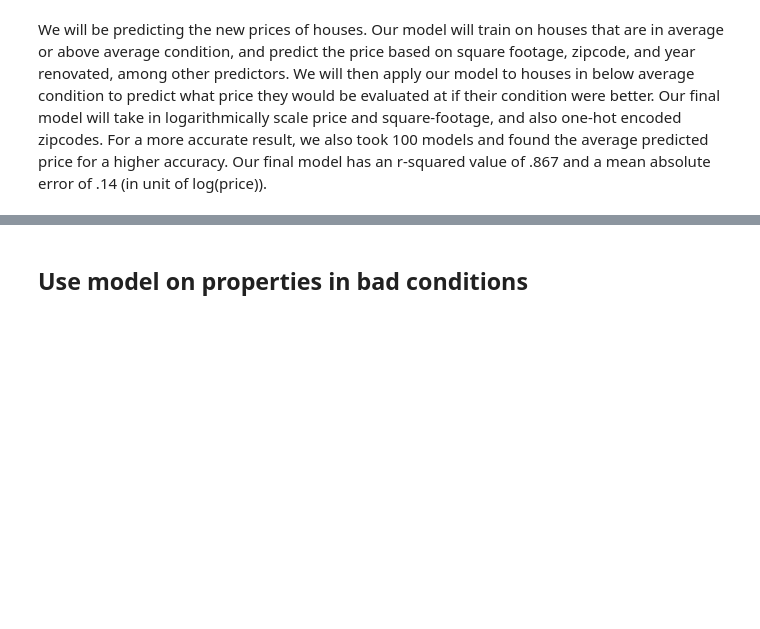
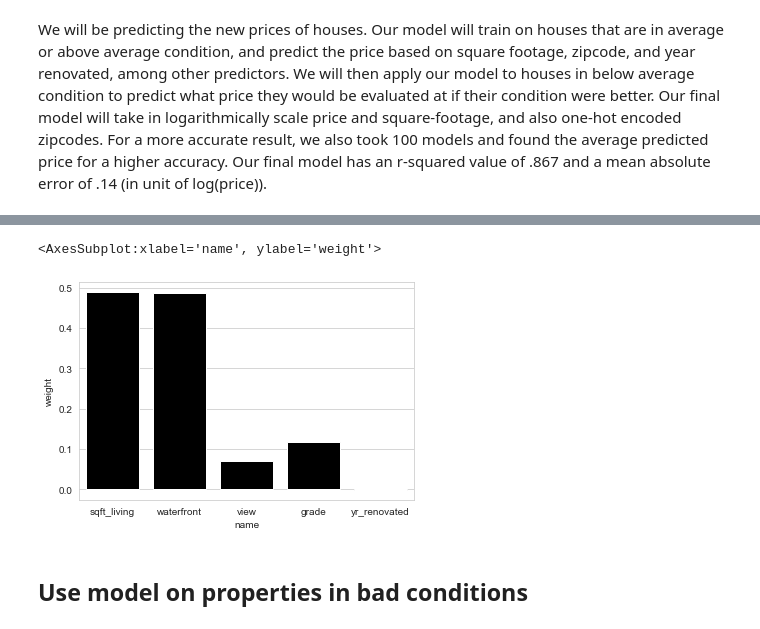
Before and after one commit to baget246/dsc-phase-2-project-v2-3, a Jupyter notebook: final.ipynb, the cells around one changed output, grey strips where cells are left out. Drawn from its saved outputs; the diff is of its cells as text; code cells hidden in the pictures; blank space fills up the shorter version.

```diff
--- a/final.ipynb
+++ b/final.ipynb
@@ -243,0 +250,2 @@ print(results[1])
+# %%
+coefs = results[2]
@@ -243,0 +254,5 @@ print(results[1])
+# %%
+weights_df = pd.DataFrame()
+weights_df['name'] = X.columns
+weights_df['weight'] = coefs.T.mean()
+weights_df.head(15)
@@ -243,0 +276,3 @@ print(results[1])
+# %%
+weights_df = weights_df.sort_values('weight', ascending = False)
+weights_df.head(25)
@@ -244,3 +297,11 @@ print(results[1])
+# %%
+weights_chart_df = weights_df.loc[weights_df['name'].isin(['sqft_living', 'waterfront', 'grade', 'view','yr_renovated'])]
+# %%
+weights_chart_df.sort_values('weight')
+sns.barplot(x = weights_chart_df['name'], y = weights_chart_df['weight'], color = 'black')
+# %% [output]
+<AxesSubplot:xlabel='name', ylabel='weight'>
+[figure, added]
 # %%
 # Unlogging price and averages
 results_df['price'] = np.exp(results_df['price'])
```
Also changed, not shown: parts of 13 cells of this notebook, 1 other file.
